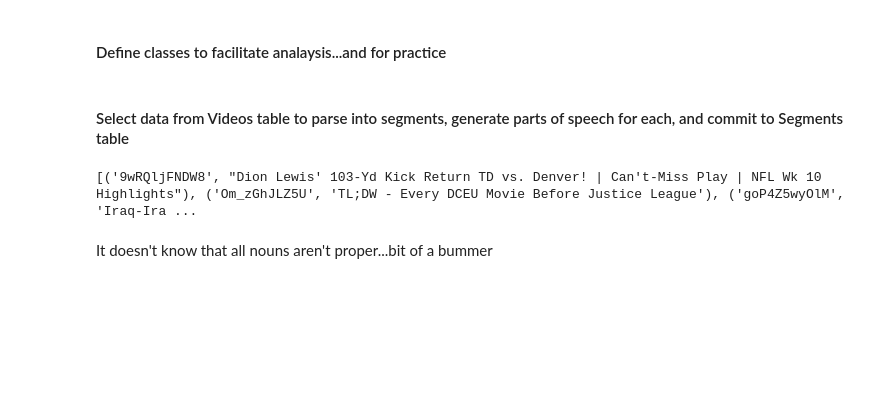
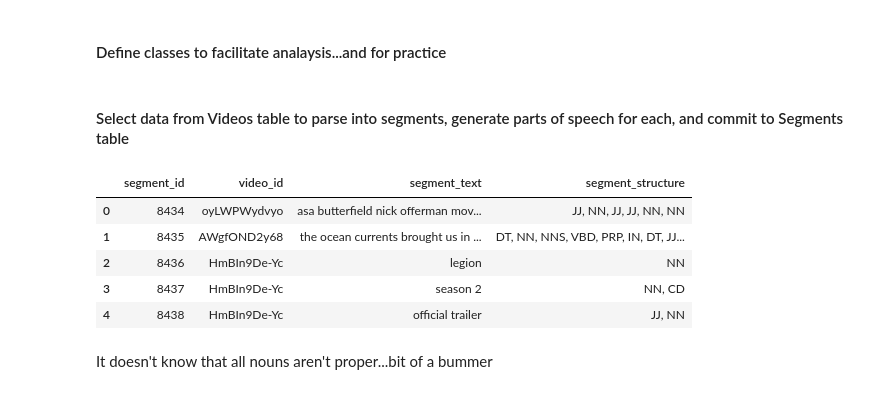
Before and after one commit to epiphannie/youtube_title_analysis, a Jupyter notebook: youtube_titles_experiment.ipynb, the cells around one changed output. Cells and saved outputs as stored; diff of their text form; code cells hidden in the pictures; blank space fills up the shorter version.

```diff
--- a/youtube_titles_experiment.ipynb
+++ b/youtube_titles_experiment.ipynb
@@ -345,9 +381,7 @@ class Title_glob:
 # %% [markdown]
 #### Select data from Videos table to parse into segments, generate parts of speech for each, and commit to Segments table
 # %%
-titles_list = sql_fetchall("SELECT video_id, title FROM tblVideos;")
+titles_list = run_sql_fetchall("SELECT video_id, title FROM tblVideos;")
-# %% [output]
-[('9wRQljFNDW8', "Dion Lewis' 103-Yd Kick Return TD vs. Denver! | Can't-Miss Play | NFL Wk 10 Highlights"), ('Om_zGhJLZ5U', 'TL;DW - Every DCEU Movie Before Justice League'), ('goP4Z5wyOlM', 'Iraq-Ira ...
 # %%
 segment_entries=[]
 
@@ -363,18 +408,15 @@ for row in titles_list:
 # %%
-insert_statement_segments = '''
-        INSERT INTO tblSegments
-        (video_id,
-        segment_text,
-        segment_structure)
-        VALUES (?,?, ?)
-        '''
-source = segment_entries
 
-run_sql_many(insert_statement_segments, source)
+select_segments = run_sql_pd('SELECT * FROM tblSegments WHERE segment_id>=(abs(random()) % (SELECT max(segment_id)FROM tblSegments)) LIMIT 5')
 
-# select_segments = run_query('SELECT * FROM tblSegments WHERE segment_id>=(abs(random()) % (SELECT max(segment_id)FROM tblSegments)) LIMIT 5')
-
-# select_segments
+select_segments
+# %% [output]
+|  | segment_id | video_id | segment_text | segment_structure |
+| 0 | 8434 | oyLWPWydvyo | asa butterfield nick offerman mov... | JJ, NN, JJ, JJ, NN, NN |
+| 1 | 8435 | AWgfOND2y68 | the ocean currents brought us in ... | DT, NN, NNS, VBD, PRP, IN, DT, JJ... |
+| 2 | 8436 | HmBIn9De-Yc | legion | NN |
+| 3 | 8437 | HmBIn9De-Yc | season 2 | NN, CD |
+| 4 | 8438 | HmBIn9De-Yc | official trailer | JJ, NN |
 # %% [markdown]
 It doesn't know that all nouns aren't proper...bit of a bummer
 # %%
```
Also changed, not shown: parts of 15 cells of this notebook.
